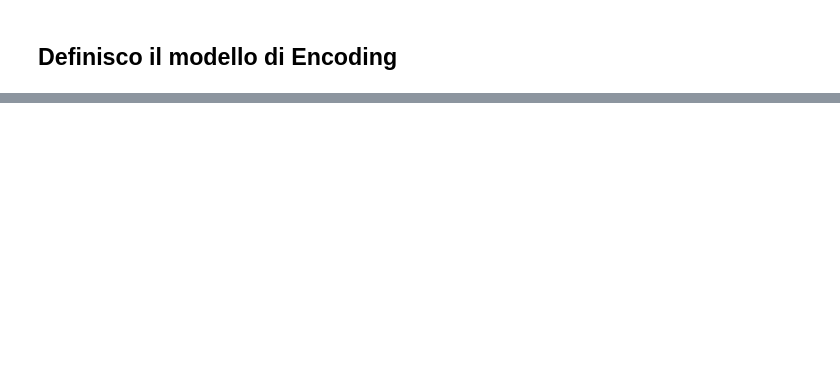
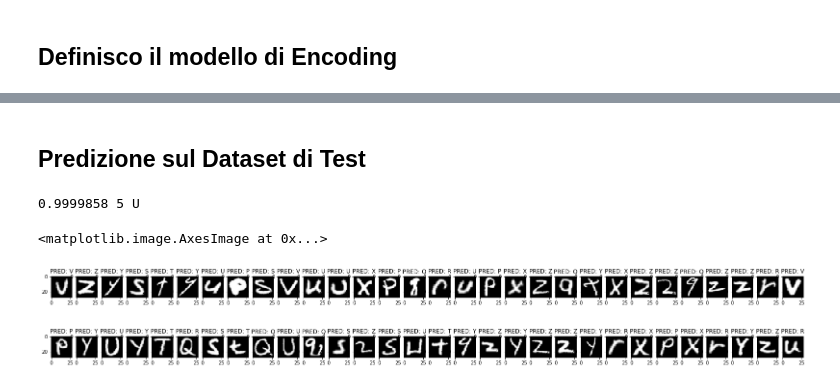
Before and after one commit to Fabrolly/DL-Autoencoders-experiments-on-letters, a Jupyter notebook: Source_Code.ipynb, the cells around one changed output, grey strips where cells are left out. Cells and saved outputs as stored; diff of their text form; code cells hidden in the pictures; blank space fills up the shorter version.

```diff
--- a/Source_Code.ipynb
+++ b/Source_Code.ipynb
@@ -146,0 +349,5 @@ print(val_target.shape)
+# %%
+early_stop = EarlyStopping(monitor='val_loss', patience=10, verbose=1) #Imposto che le epoche si fermino quando val_loss smette di migliorare
+
+history_dieci = model.fit(encoded_imgs, train_target, validation_data=(encoded_imgs_val, val_target),
+                    epochs=200, batch_size=160, callbacks=[early_stop])
@@ -146,0 +398,37 @@ print(val_target.shape)
+# %% [markdown]
+## Predizione sul Dataset di Test
+# %%
+predictions = model.predict(encoded_imgs_test)
+# %%
+n = 30
+plt.figure(figsize=(28, 28))
+for i in range(n):
+    ax = plt.subplot(2, n, i + 1)
+    ax.set_title("PRED: %s" %letter_number(np.argmax(predictions[i])))
+    plt.imshow(x_test[i].reshape(28, 28))
+    plt.gray()
+
+n = 60
+plt.figure(figsize=(28, 28))
+for i in range(30, n):
+    ax = plt.subplot(2, n-30, i + 1)
+    ax.set_title("PRED: %s" %letter_number(np.argmax(predictions[i])))
+    plt.imshow(x_test[i].reshape(28, 28))
+    plt.gray()
+
+
+
+k=100
+
+highest = max(predictions[k])
+
+#print(predictions[k])
+
+print(highest, np.argmax(predictions[k]), letter_number(np.argmax(predictions[k])))
+
+plt.imshow(x_test[k].reshape(28, 28))
+# %% [output]
+0.9999858 5 U
+<matplotlib.image.AxesImage at 0x...>
+[figure, added]
+[figure, added]
```
Also changed, not shown: parts of 22 cells of this notebook.
